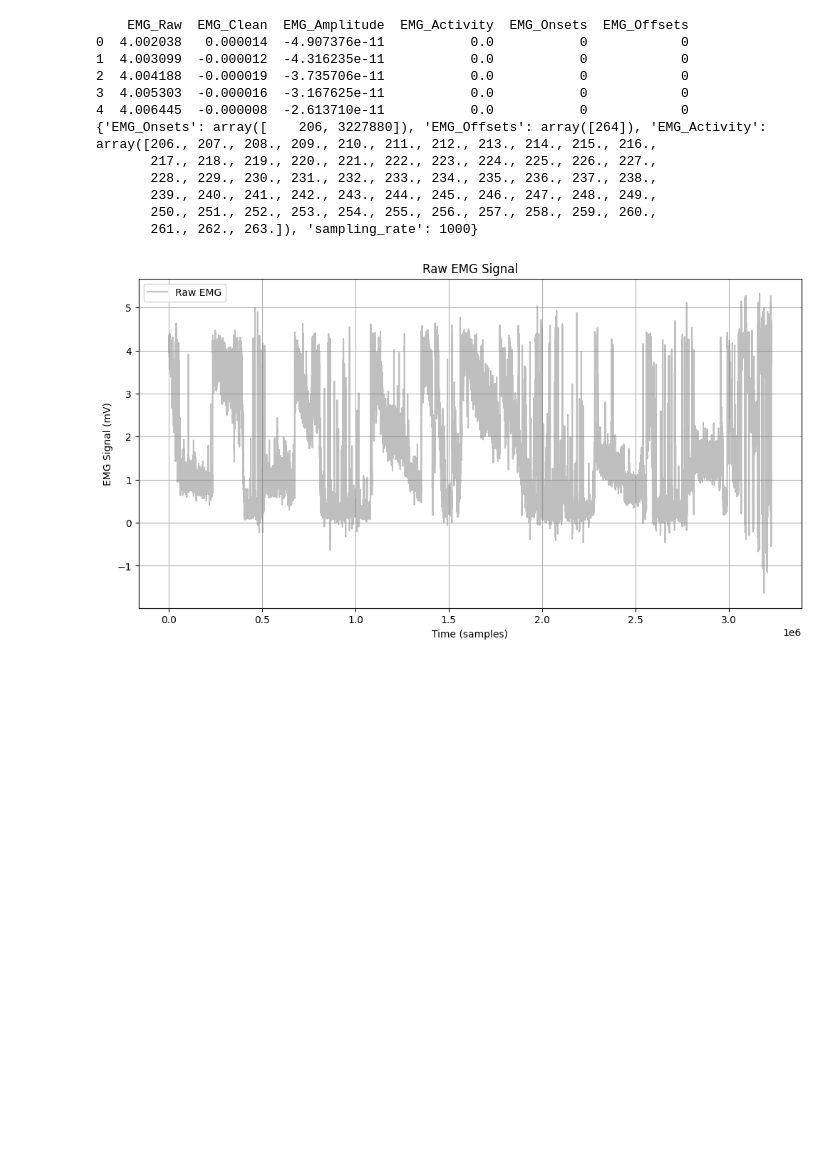
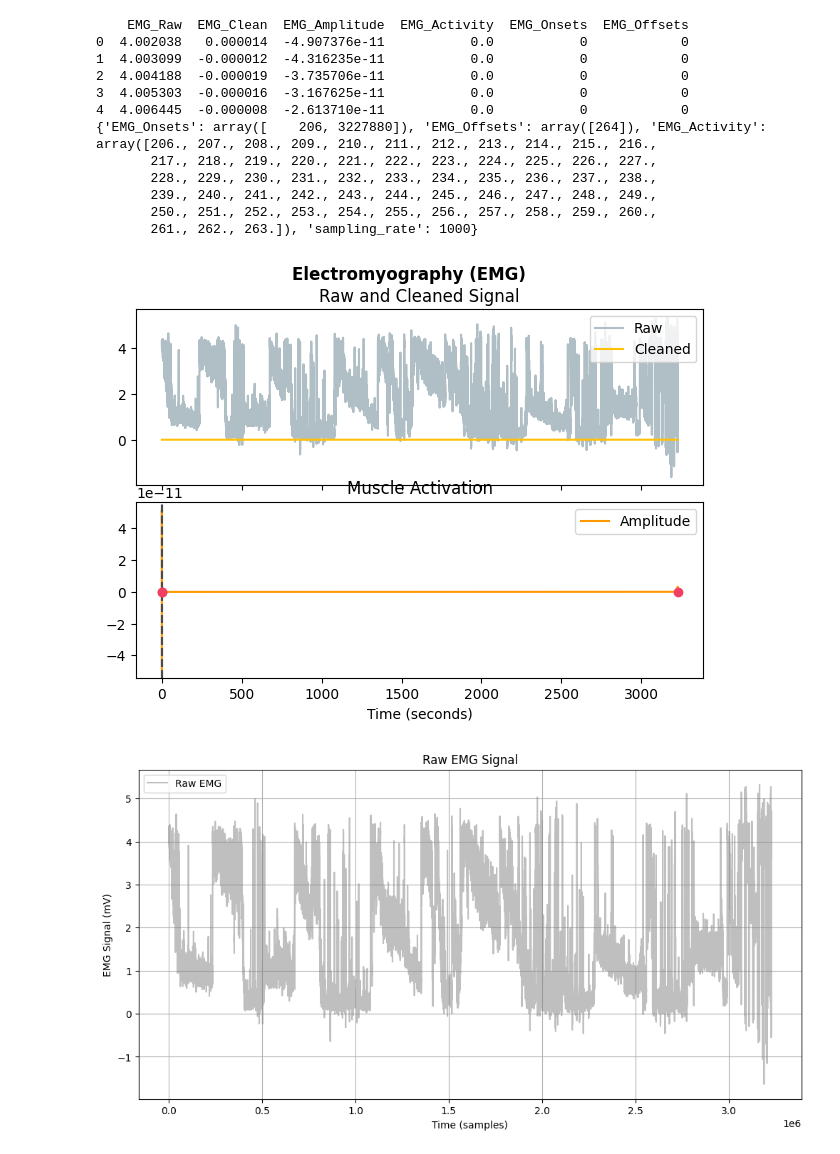
Before and after one commit to JvalaDeus/Bipn162_FinalProject, a Jupyter notebook: Neurokit stuff.ipynb, the cells around one changed output. Saved outputs shown, nothing was run; the diff lists cells and outputs as text; code cells hidden in the pictures; blank space fills up the shorter version.

Commit message:
added plot, gave up on upsampling

```diff
--- a/Neurokit stuff.ipynb
+++ b/Neurokit stuff.ipynb
@@ -356,6 +357,10 @@ print(emg_info)
        239., 240., 241., 242., 243., 244., 245., 246., 247., 248., 249.,
        250., 251., 252., 253., 254., 255., 256., 257., 258., 259., 260.,
        261., 262., 263.]), 'sampling_rate': 1000}
+# %%
+nk.emg_plot(emg_processed, emg_info)
+# %% [output]
+[figure, added]
 # %%
 # Plot raw vs. processed EMG
 plt.figure(figsize=(12, 6))
```
Also changed, not shown: parts of 2 cells of this notebook.
